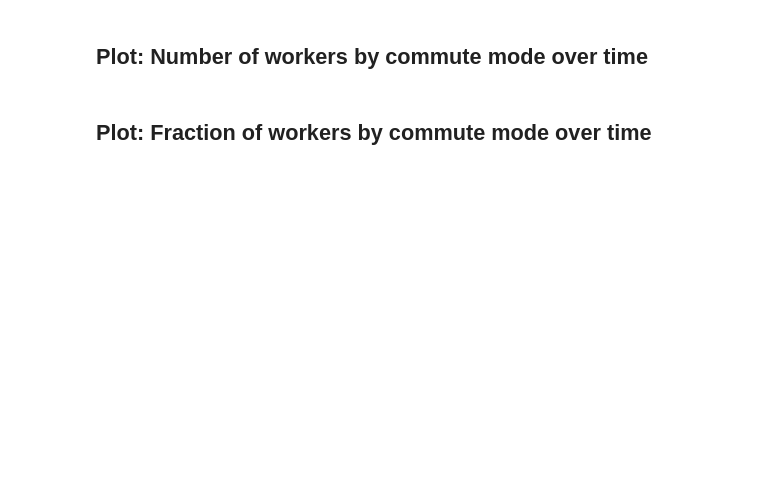
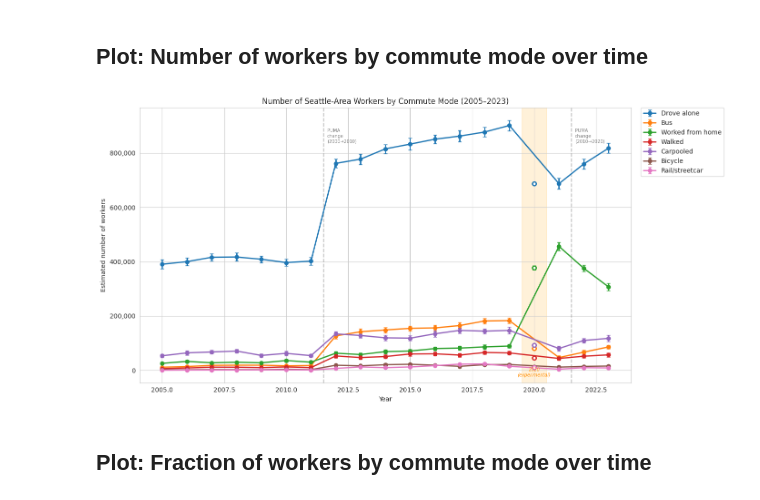
Before and after one commit to aflaxman/ai_assisted_us_health_data_analysis, a Jupyter notebook: seattle_commute_analysis/02_analysis.ipynb, the cells around one changed output. Drawn from its saved outputs; the diff is of its cells as text; code cells hidden in the pictures; blank space fills up the shorter version.

```diff
--- a/seattle_commute_analysis/02_analysis.ipynb
+++ b/seattle_commute_analysis/02_analysis.ipynb
@@ -77,19 +94,29 @@ for code, name in sorted(seattle_pumas_2020_names.items()):
 # POWPUMA codes are coarser than residential PUMAs. Each super-PUMA
 # aggregates multiple residential PUMAs into one workplace area.
 #
-# 2010-based (2013–2021 ACS):
-#   POWPUMA 11600 covers residential PUMAs 11601–11605 (all of Seattle)
+# 2000-based (2005–2011 ACS):
+#   POWPUMA 2000 covers Seattle City residential PUMAs (2001–2009)
+#
+# 2010-based (2012–2021 ACS):
+#   POWPUMA 11600 covers Seattle residential PUMAs (11601–11605)
 #
 # 2020-based (2022+ ACS):
-#   POWPUMA 23300 covers residential PUMAs 23312–23318 (all of Seattle)
+#   POWPUMA 23300 covers Seattle residential PUMAs (23312–23318)
 
+SEATTLE_POWPUMA_2000 = {2000}
 SEATTLE_POWPUMA_2010 = {11600}
 SEATTLE_POWPUMA_2020 = {23300}
 
+print(f'2000-based Seattle POWPUMA: {sorted(SEATTLE_POWPUMA_2000)}')
 print(f'2010-based Seattle POWPUMA: {sorted(SEATTLE_POWPUMA_2010)}')
 print(f'2020-based Seattle POWPUMA: {sorted(SEATTLE_POWPUMA_2020)}')
 
 
 def get_seattle_powpumas(year):
     """Return the set of POWPUMA codes for Seattle given the ACS year."""
-    return SEATTLE_POWPUMA_2010 if year <= 2021 else SEATTLE_POWPUMA_2020
+    if year <= 2011:
+        return SEATTLE_POWPUMA_2000
+    elif year <= 2021:
+        return SEATTLE_POWPUMA_2010
+    else:
+        return SEATTLE_POWPUMA_2020
@@ -392,3 +444,56 @@ plt.show()
+# %%
+# Focus on the major modes
+major_modes = ['Drove alone', 'Bus', 'Worked from home', 'Walked',
+               'Carpooled', 'Bicycle', 'Rail/streetcar']
+
+
+def add_puma_breaks_and_2020(ax):
+    """Add PUMA geography break lines and 2020 experimental shading to a plot."""
+    ymin, ymax = ax.get_ylim()
+
+    # PUMA geography breaks
+    for x, label in [(2011.5, 'PUMA\nchange\n(2000→2010)'),
+                     (2021.5, 'PUMA\nchange\n(2010→2020)')]:
+        ax.axvline(x=x, color='gray', linestyle='--', alpha=0.5)
+        ax.text(x + 0.15, ymax * 0.92, label, fontsize=7, color='gray', va='top')
+
+    # 2020 experimental estimate shading
+    ax.axvspan(2019.5, 2020.5, alpha=0.15, color='orange', zorder=0)
+    ax.text(2020, ymin + (ymax - ymin) * 0.02, '2020\n(experimental)',
+            fontsize=7, color='darkorange', ha='center', va='bottom', style='italic')
+
+
+fig, ax = plt.subplots(figsize=(14, 7))
+for mode in major_modes:
+    sub = mode_trends[mode_trends['mode'] == mode].sort_values('year')
+
+    # Split 2020 from other years for distinct styling
+    regular = sub[sub['year'] != 2020]
+    exp_2020 = sub[sub['year'] == 2020]
+
+    line = ax.errorbar(regular['year'], regular['n_weighted'],
+                       yerr=1.96 * regular['n_weighted_se'],
+                       marker='o', capsize=3, label=mode, linewidth=2)
+    color = line[0].get_color()
+
+    if len(exp_2020) > 0:
+        ax.errorbar(exp_2020['year'], exp_2020['n_weighted'],
+                    yerr=1.96 * exp_2020['n_weighted_se'],
+                    marker='o', capsize=3, color=color, linewidth=2,
+                    markerfacecolor='white', markeredgecolor=color, markeredgewidth=2)
+
+ax.set_xlabel('Year')
+ax.set_ylabel('Estimated number of workers')
+ax.set_title('Number of Seattle-Area Workers by Commute Mode (2005–2023)')
+ax.legend(loc='upper left', bbox_to_anchor=(1.02, 1), borderaxespad=0)
+ax.yaxis.set_major_formatter(mtick.FuncFormatter(lambda x, _: f'{x:,.0f}'))
+
+add_puma_breaks_and_2020(ax)
+
+plt.tight_layout()
+plt.show()
+# %% [output]
+[figure, added]
 # %% [markdown]
 ## Plot: Fraction of workers by commute mode over time
 # %%
```
Also changed, not shown: parts of 15 cells of this notebook, 3 other files.
